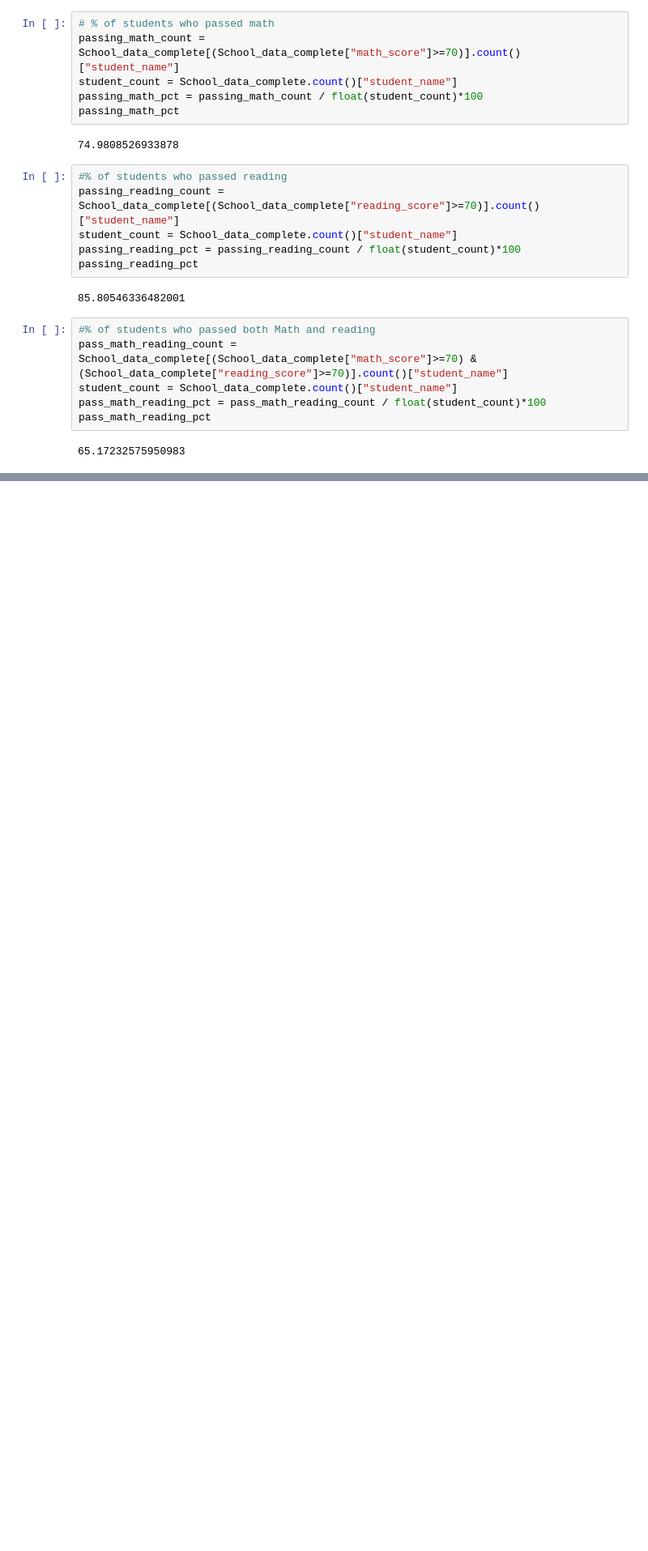
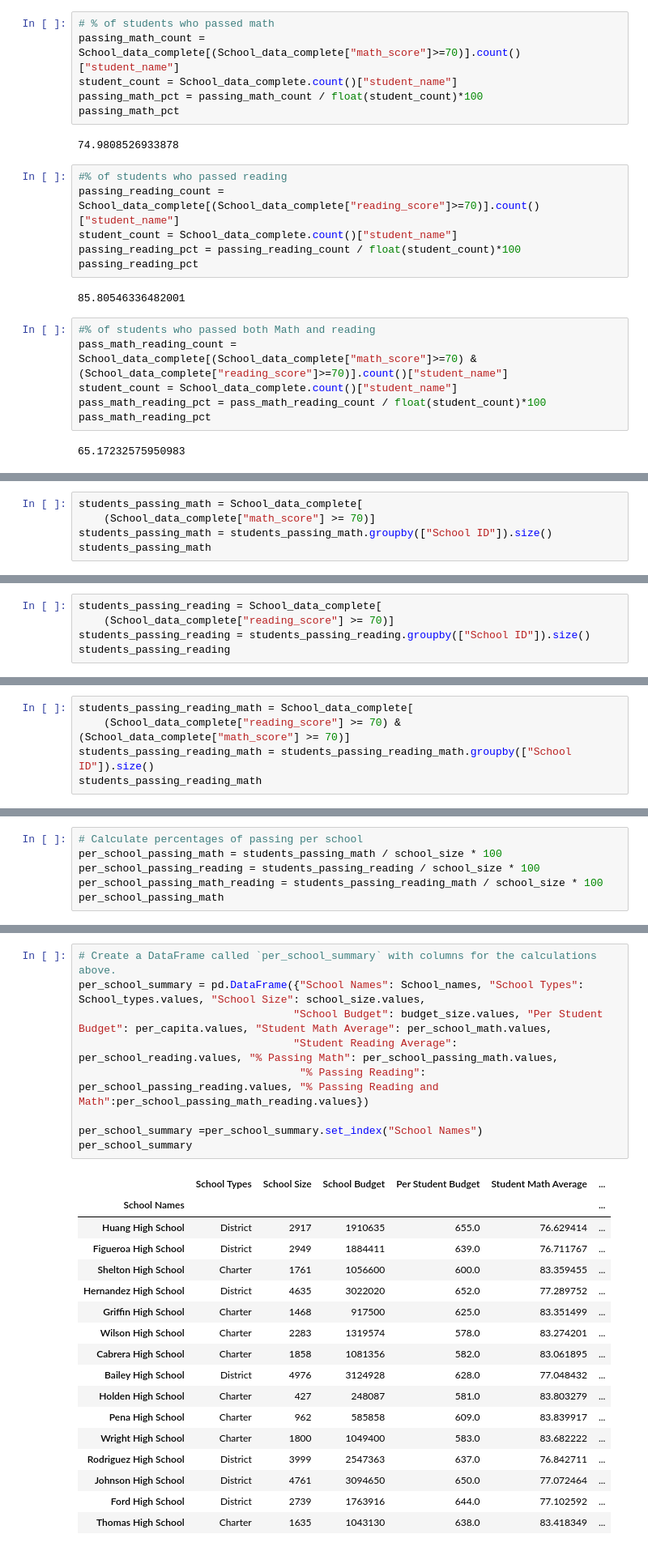
Before and after one commit to MMcDowe812/pandas-challenge, a Jupyter notebook: PyCitySchools/Pandas HW 4.ipynb, the cells around one changed output, grey strips where cells are left out. Shown at 81% size. Saved outputs shown, nothing was run; the diff lists cells and outputs as text; blank space fills up the shorter version.

```diff
--- a/PyCitySchools/Pandas HW 4.ipynb
+++ b/PyCitySchools/Pandas HW 4.ipynb
@@ -98,0 +281,5 @@ District_Summary
+# %%
+students_passing_math = School_data_complete[
+    (School_data_complete["math_score"] >= 70)]
+students_passing_math = students_passing_math.groupby(["School ID"]).size()
+students_passing_math
@@ -98,0 +304,5 @@ District_Summary
+# %%
+students_passing_reading = School_data_complete[
+    (School_data_complete["reading_score"] >= 70)]
+students_passing_reading = students_passing_reading.groupby(["School ID"]).size()
+students_passing_reading
@@ -98,0 +327,5 @@ District_Summary
+# %%
+students_passing_reading_math = School_data_complete[
+    (School_data_complete["reading_score"] >= 70) & (School_data_complete["math_score"] >= 70)]
+students_passing_reading_math = students_passing_reading_math.groupby(["School ID"]).size()
+students_passing_reading_math
@@ -98,0 +350,6 @@ District_Summary
+# %%
+# Calculate percentages of passing per school
+per_school_passing_math = students_passing_math / school_size * 100
+per_school_passing_reading = students_passing_reading / school_size * 100
+per_school_passing_math_reading = students_passing_reading_math / school_size * 100
+per_school_passing_math
@@ -98,0 +374,27 @@ District_Summary
+# %%
+# Create a DataFrame called `per_school_summary` with columns for the calculations above.
+per_school_summary = pd.DataFrame({"School Names": School_names, "School Types": School_types.values, "School Size": school_size.values,
+                                  "School Budget": budget_size.values, "Per Student Budget": per_capita.values, "Student Math Average": per_school_math.values,
+                                  "Student Reading Average": per_school_reading.values, "% Passing Math": per_school_passing_math.values,
+                                   "% Passing Reading": per_school_passing_reading.values, "% Passing Reading and Math":per_school_passing_math_reading.values})
+
+per_school_summary =per_school_summary.set_index("School Names")
+per_school_summary
+# %% [output]
+|  | School Types | School Size | School Budget | Per Student Budget | Student Math Average | ... |
+| School Names |  |  |  |  |  | ... |
+| Huang High School | District | 2917 | 1910635 | 655.0 | 76.629414 | ... |
+| Figueroa High School | District | 2949 | 1884411 | 639.0 | 76.711767 | ... |
+| Shelton High School | Charter | 1761 | 1056600 | 600.0 | 83.359455 | ... |
+| Hernandez High School | District | 4635 | 3022020 | 652.0 | 77.289752 | ... |
+| Griffin High School | Charter | 1468 | 917500 | 625.0 | 83.351499 | ... |
+| Wilson High School | Charter | 2283 | 1319574 | 578.0 | 83.274201 | ... |
+| Cabrera High School | Charter | 1858 | 1081356 | 582.0 | 83.061895 | ... |
+| Bailey High School | District | 4976 | 3124928 | 628.0 | 77.048432 | ... |
+| Holden High School | Charter | 427 | 248087 | 581.0 | 83.803279 | ... |
+| Pena High School | Charter | 962 | 585858 | 609.0 | 83.839917 | ... |
+| Wright High School | Charter | 1800 | 1049400 | 583.0 | 83.682222 | ... |
+| Rodriguez High School | District | 3999 | 2547363 | 637.0 | 76.842711 | ... |
+| Johnson High School | District | 4761 | 3094650 | 650.0 | 77.072464 | ... |
+| Ford High School | District | 2739 | 1763916 | 644.0 | 77.102592 | ... |
+| Thomas High School | Charter | 1635 | 1043130 | 638.0 | 83.418349 | ... |
```
Also changed, not shown: parts of 31 cells of this notebook.
